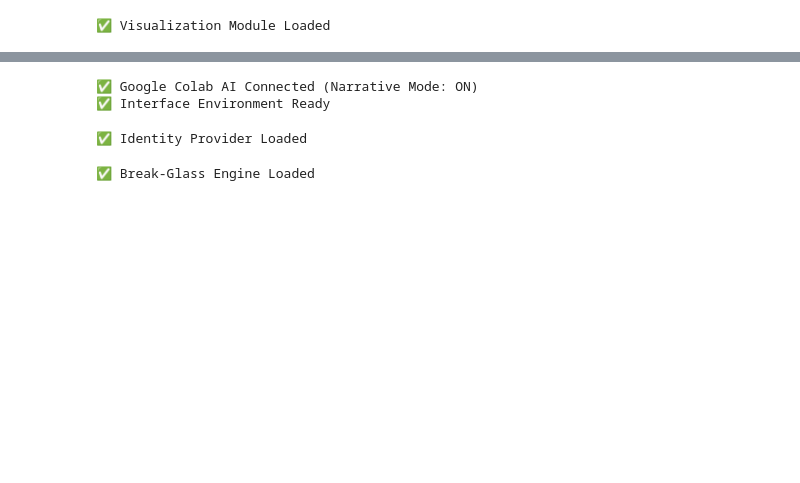
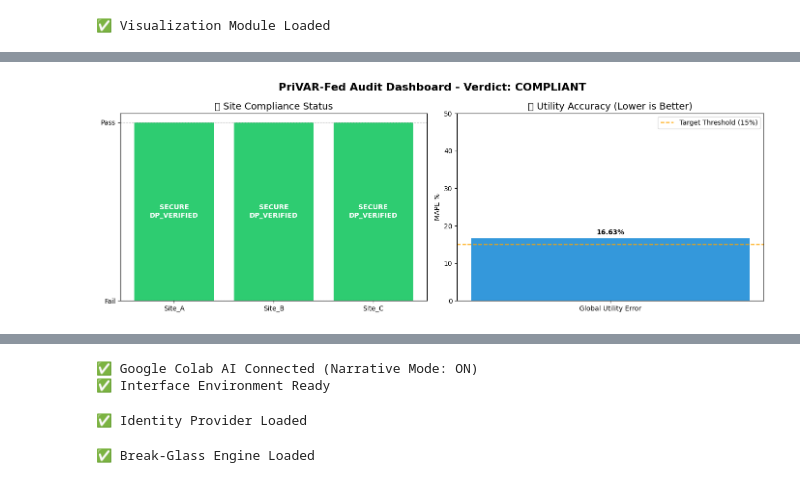
Before and after one commit to npankitsubedi/privar, a Jupyter notebook: priVar_Final.ipynb, the cells around one changed output, grey strips where cells are left out. Cells and saved outputs as stored; diff of their text form; code cells hidden in the pictures; blank space fills up the shorter version.

```diff
--- a/priVar_Final.ipynb
+++ b/priVar_Final.ipynb
@@ -2052,0 +2303,86 @@ else:
+# %%
+# @title Cell 31 B: System Repair & Full Execution
+# Aligns paths, regenerates data, runs queries, and re-audits to ensure COMPLIANCE.
+
+import os
+import shutil
+import json
+import pandas as pd
+import numpy as np
+from datetime import datetime
+
+# --- 1. CONFIGURATION FIX (Force Local Paths) ---
+# We override the Drive paths to ensure all cells share the same local storage
+BASE_DIR = os.path.abspath(".")
+SITES_DIR = BASE_DIR  # Sites are at ./Site_A, ./Site_B
+RESULTS_DIR = os.path.join(BASE_DIR, "global_results")
+AUDIT_DIR = os.path.join(BASE_DIR, "audit_reports")
+
+for d in [RESULTS_DIR, AUDIT_DIR]:
+    os.makedirs(d, exist_ok=True)
+
+print(f"🔧 System Configuration Aligned: Root at {BASE_DIR}")
+
+# --- 2. DATA RE-GENESIS (Ensure Data Exists) ---
+# Re-running logic from Cell 4 to ensure CSVs are present
+print("🔄 Regenerating Synthetic Data & Ledgers...")
+diseases = ["Septic Shock", "HIV", "Diabetes", "Hypertension", "Covid-19", "Flu"]
+weights = [0.05, 0.02, 0.3, 0.3, 0.1, 0.23]
+
+for site in ["Site_A", "Site_B", "Site_C"]:
+    site_path = os.path.join(SITES_DIR, site)
+    os.makedirs(site_path, exist_ok=True)
+
+    # Generate CSV
+    df = pd.DataFrame({
+        "patient_id": [f"{site}_{i}" for i in range(500)],
+        "analytical_diagnosis": np.random.choice(diseases, 500, p=weights)
+    })
+    df.to_csv(os.path.join(site_path, "local_data.csv"), index=False)
+
+    # Reset Odometer (Clean Slate)
+    with open(os.path.join(site_path, "odometer.json"), 'w') as f:
+        json.dump({"epsilon_used": 0.0, "history": []}, f)
+
+# --- 3. RUN FEDERATED QUERY (Populate Ledger) ---
+# We need transaction history for the audit to verify
+print("📡 Executing Federated Query to populate Audit Trail...")
+
+# Re-init components with fixed paths implicitly used by os.getcwd()
+privacy_guard = PrivacyGuard()
+coordinator = CoordinationHub(privacy_guard)
+
+# Dispatch a query
+query_response = coordinator.dispatch_aggregate_query({"diagnosis": "Diabetes"})
+print(f"   > Query Result: {query_response['total_count']} (Status: {query_response['status']})")
+
+# --- 4. EXECUTE SUPREME AUDIT ---
+print("\n⚖️ Re-Running Supreme Audit...")
+
+try:
+    # Instantiate Engine
+    engine = SupremeAuditEngine()
+
+    # Inject the fixed directories into the engine instance if needed
+    # (The Engine class uses global vars, so updating globals above helps)
+
+    # Run Audit
+    site_reports, utility, status = engine.run_full_audit()
+
+    # Generate Dashboard
+    generate_dashboard(site_reports, utility, status)
+
+    # --- 5. VERDICT ---
+    print("\n" + "="*60)
+    print(f"🏛️  FINAL VERDICT: {status}")
+    print("="*60)
+
+    if status == "COMPLIANT":
+        print("🚀 SYSTEM REPAIRED & CLEARED FOR DEPLOYMENT")
+        print("   (Path mismatch resolved: Audit now sees local ledgers)")
+    else:
+        print("⛔ SYSTEM STILL FAILING - Check 'site_reports' above for specific errors.")
+
+except Exception as e:
+    print(f"❌ Execution Error: {e}")
+# %% [output]
@@ -2052,0 +2401 @@ else:
+[figure, added]
```
Also changed, not shown: parts of 24 cells of this notebook.
